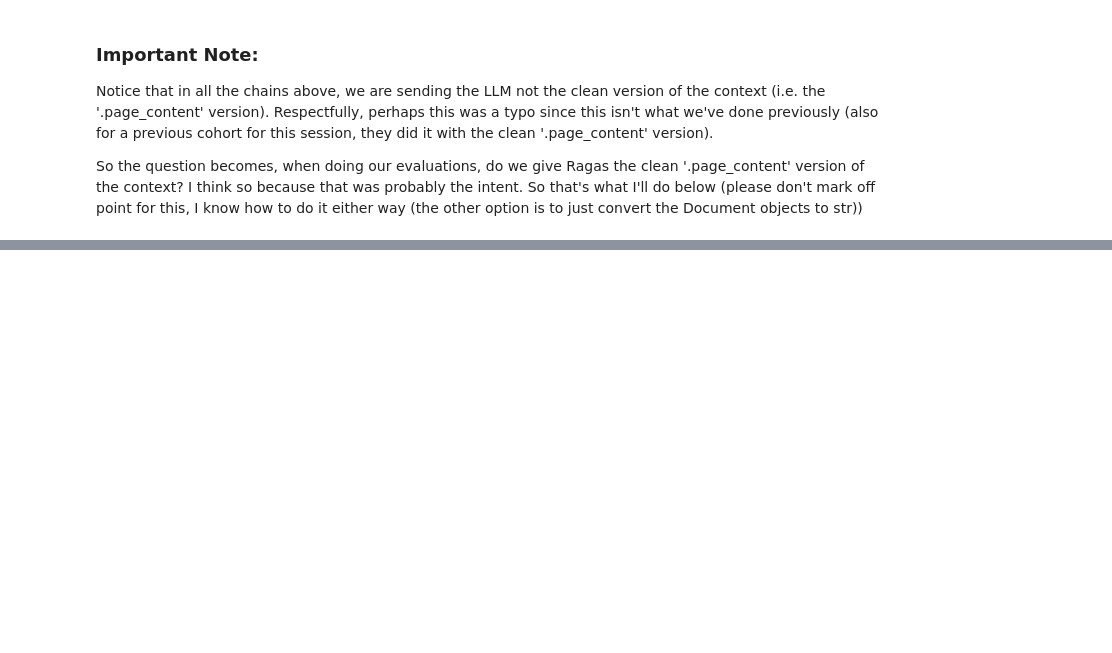
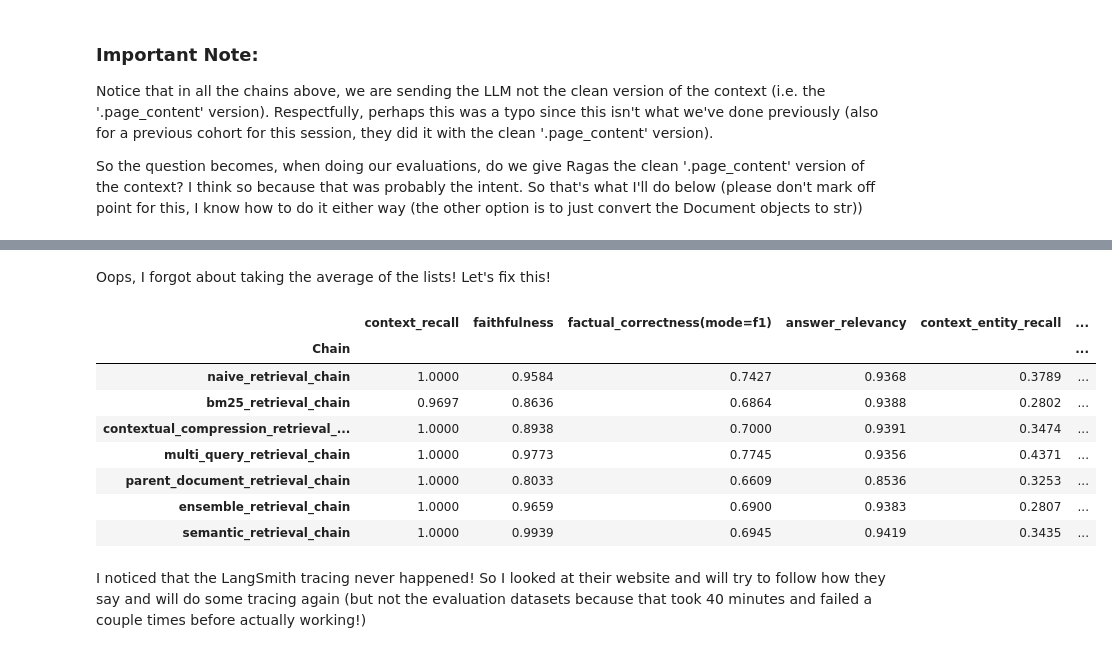
Before and after one commit to kkolahi1/AIE6, a Jupyter notebook: 13_Advanced_Retrieval/Advanced_Retrieval_with_LangChain_Assignment.ipynb, the cells around one changed output, grey strips where cells are left out. Cells and saved outputs as stored; diff of their text form; code cells hidden in the pictures; blank space fills up the shorter version.

Commit message:
Generate the evaluation datasets and the comparison table

```diff
--- a/13_Advanced_Retrieval/Advanced_Retrieval_with_LangChain_Assignment.ipynb
+++ b/13_Advanced_Retrieval/Advanced_Retrieval_with_LangChain_Assignment.ipynb
@@ -736,11 +705,3 @@ from ragas.metrics import LLMContextRecall, Faithfulness, FactualCorrectness, Re
 from ragas import evaluate, RunConfig
 
 custom_run_config = RunConfig(timeout=600)
-
-result = evaluate(
-    dataset=evaluation_dataset,
-    metrics=[LLMContextRecall(), Faithfulness(), FactualCorrectness(), ResponseRelevancy(), ContextEntityRecall(), NoiseSensitivity()],
-    llm=evaluator_llm,
-    run_config=custom_run_config
-)
-result
@@ -750,0 +797,67 @@ Exception raised in Job[4]: TimeoutError()
+# %% [markdown]
+Oops, I forgot about taking the average of the lists! Let's fix this!
+# %%
+# Create comparison table
+df_test = pd.DataFrame(results).set_index("Chain")
+df_test = df_test[[
+    'context_recall',
+    'faithfulness',
+    'factual_correctness(mode=f1)',
+    'answer_relevancy',
+    'context_entity_recall',
+    'noise_sensitivity(mode=relevant)'
+]].round(4)
+# %%
+import pandas as pd
+import numpy as np
+
+def process_cell(cell):
+    """Process list cells to return mean, handling NaNs and np.float64"""
+    if isinstance(cell, list):
+        cleaned = []
+        for val in cell:
+            # Handle numpy types and check for NaN
+            if isinstance(val, np.float64):
+                val = float(val)
+            if pd.notna(val):  # Check for both numpy and pandas NaNs
+                cleaned.append(val)
+        return np.mean(cleaned) if cleaned else np.nan
+    return cell  # Return non-list values as-is
+
+# Define metric columns to process
+metric_columns = [
+    'context_recall',
+    'faithfulness',
+    'factual_correctness(mode=f1)',
+    'answer_relevancy',
+    'context_entity_recall',
+    'noise_sensitivity(mode=relevant)'
+]
+
+# Create clean dataframe with averages
+df_clean = df_test.copy()
+for col in metric_columns:
+    df_clean[col] = df_clean[col].apply(process_cell)
+
+# Formatting
+df_clean = df_clean.round(4)
+df_clean = df_clean[metric_columns]  # Ensure column order
+df_clean.index = df.index  # Preserve original index
+
+# Display settings for clean output
+pd.set_option('display.width', 1000)
+pd.set_option('display.max_columns', 20)
+
+df_clean
+# %% [output]
+|  | context_recall | faithfulness | factual_correctness(mode=f1) | answer_relevancy | context_entity_recall | ... |
+| Chain |  |  |  |  |  | ... |
+| naive_retrieval_chain | 1.0000 | 0.9584 | 0.7427 | 0.9368 | 0.3789 | ... |
+| bm25_retrieval_chain | 0.9697 | 0.8636 | 0.6864 | 0.9388 | 0.2802 | ... |
+| contextual_compression_retrieval_... | 1.0000 | 0.8938 | 0.7000 | 0.9391 | 0.3474 | ... |
+| multi_query_retrieval_chain | 1.0000 | 0.9773 | 0.7745 | 0.9356 | 0.4371 | ... |
+| parent_document_retrieval_chain | 1.0000 | 0.8033 | 0.6609 | 0.8536 | 0.3253 | ... |
+| ensemble_retrieval_chain | 1.0000 | 0.9659 | 0.6900 | 0.9383 | 0.2807 | ... |
+| semantic_retrieval_chain | 1.0000 | 0.9939 | 0.6945 | 0.9419 | 0.3435 | ... |
+# %% [markdown]
+I noticed that the LangSmith tracing never happened! So I looked at their website and will try to follow how they say and will do some tracing again (but not the evaluation datasets because that took 40 minutes and failed a couple times before actually working!)
```
Also changed, not shown: parts of 36 cells of this notebook, 1 other file.
